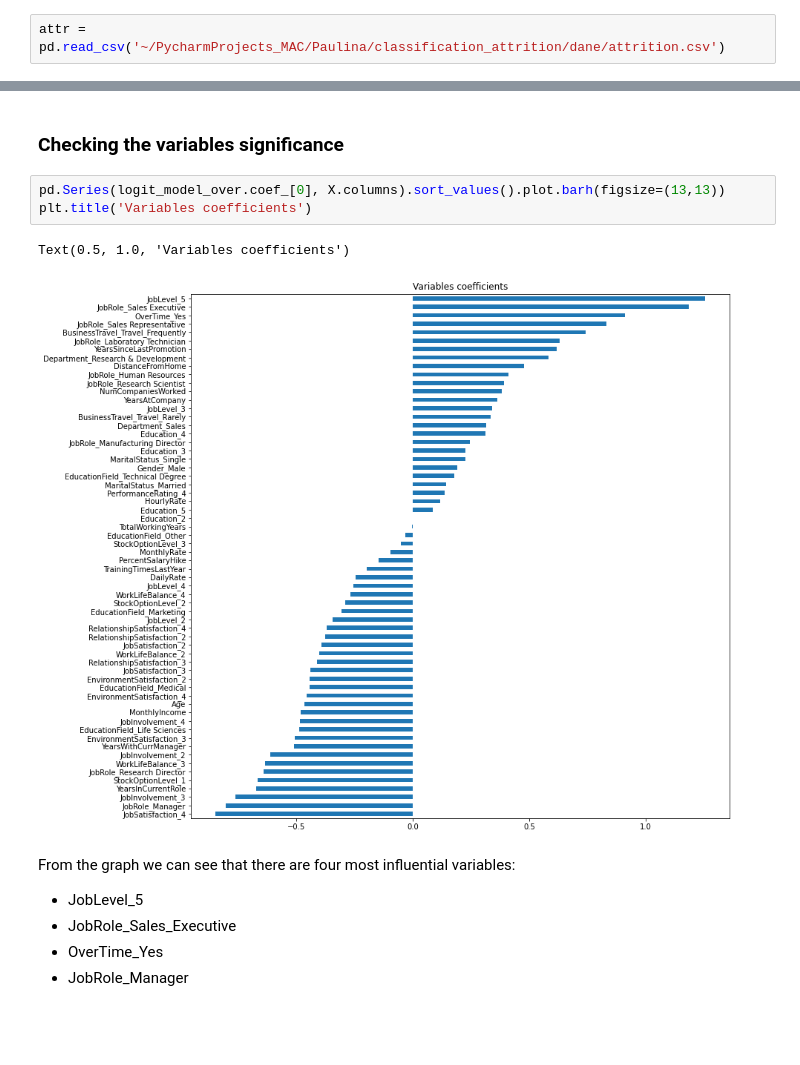
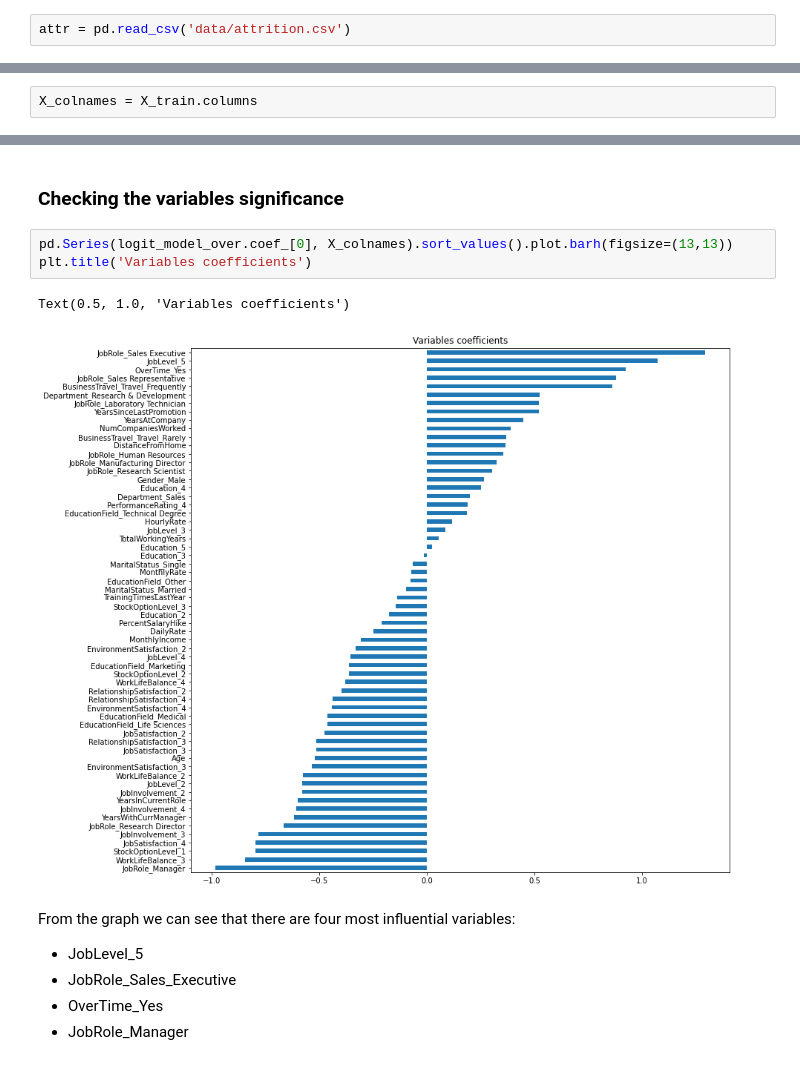
Before and after one commit to pmaciejewska/imbalanced_classification, a Jupyter notebook: Imbalanced_classification.ipynb, the cells around one changed output, grey strips where cells are left out. Saved outputs shown, nothing was run; the diff lists cells and outputs as text; blank space fills up the shorter version.

```diff
--- a/Imbalanced_classification.ipynb
+++ b/Imbalanced_classification.ipynb
@@ -24,7 +25,7 @@ from joblib import dump, load
 # %% [markdown]
 ### Importing the dataset
 # %%
-attr = pd.read_csv('~/PycharmProjects_MAC/Paulina/classification_attrition/dane/attrition.csv')
+attr = pd.read_csv('data/attrition.csv')
 # %% [markdown]
 **Education**
 - 1 'Below College'
@@ -301,6 +302,8 @@ y_test = np.where(test.Attrition == 'Yes', 1, 0)
 X_train = pd.get_dummies(X_train, drop_first=True)
 X_validation = pd.get_dummies(X_validation, drop_first=True)
 X_test = pd.get_dummies(X_test, drop_first=True)
+# %%
+X_colnames = X_train.columns
 # %% [markdown]
 #### Scaling the data for modelling
 # %%
@@ -489,11 +464,11 @@ One can observe that the results on test and validation datasets do not differ v
 # %% [markdown]
 ### Checking the variables significance
 # %%
-pd.Series(logit_model_over.coef_[0], X.columns).sort_values().plot.barh(figsize=(13,13))
+pd.Series(logit_model_over.coef_[0], X_colnames).sort_values().plot.barh(figsize=(13,13))
 plt.title('Variables coefficients')
 # %% [output]
 Text(0.5, 1.0, 'Variables coefficients')
-[figure, old version]
+[figure, new version]
 # %% [markdown]
 From the graph we can see that there are four most influential variables:
 - JobLevel_5
```
Also changed, not shown: parts of 12 cells of this notebook.
